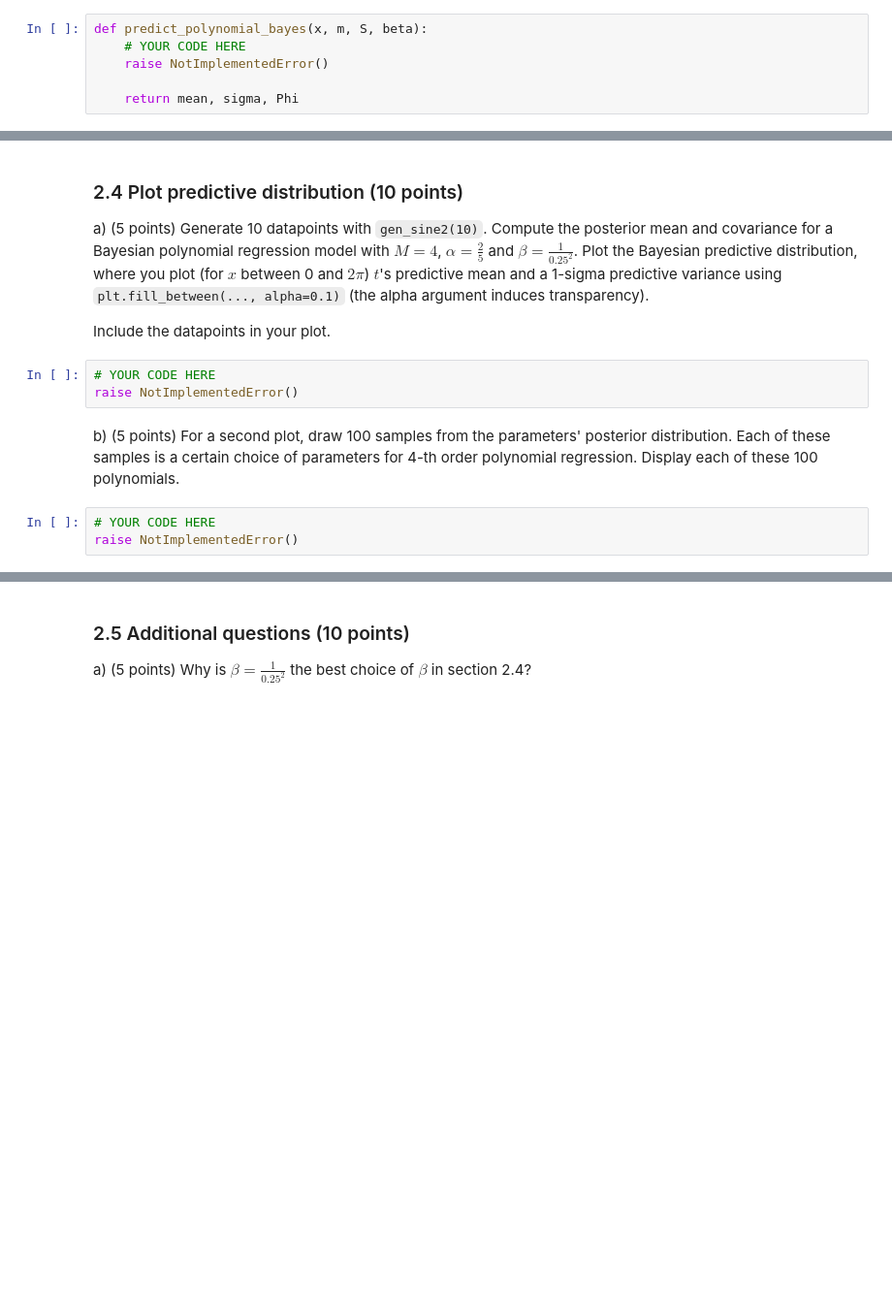
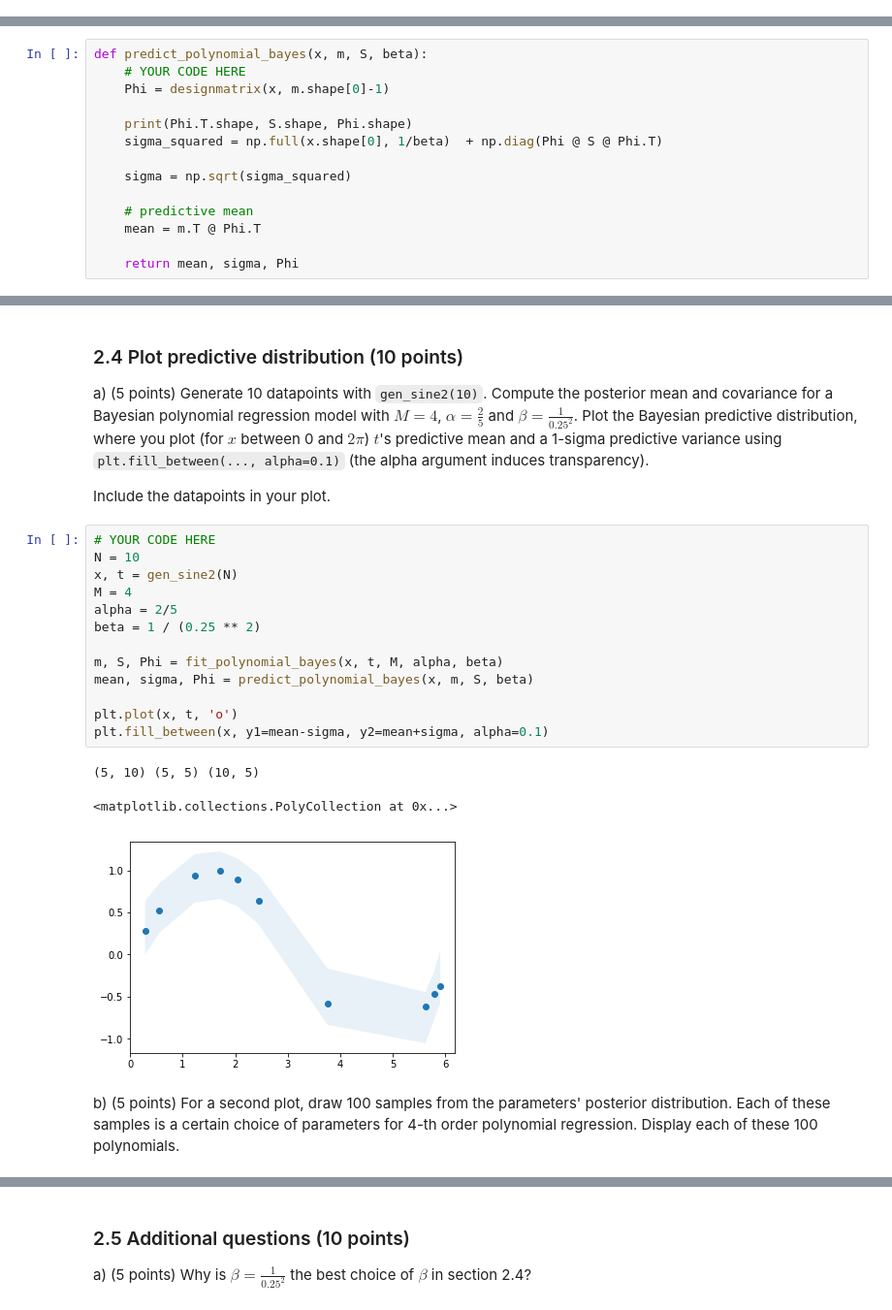
Before and after one commit to Curlykonda/machine-learning-1, a Jupyter notebook: lab1/lab1-daniel.ipynb, the cells around one changed output, grey strips where cells are left out. Shown: that part at 97% size. Drawn from its saved outputs; the diff is of its cells as text; blank space fills up the shorter version.

Commit message:
Bayes done

```diff
--- a/lab1/lab1-daniel.ipynb
+++ b/lab1/lab1-daniel.ipynb
@@ -621,9 +625,3 @@ $$ \sigma_N^2 = \frac{1}{\beta} + \phi(\bx)^T \bS_N \phi(\bx) $$
 where $\phi(\bx)$ are the computed features for a new datapoint $\bx$, and $t$ is the predicted variable for datapoint $\bx$.
 
 Write a function that `predict_polynomial_bayes(x, m, S, beta)` that returns the predictive mean, variance and design matrix $\bPhi$ given a new datapoint `x`, posterior mean `m`, posterior variance `S` and a choice of model variance `beta`.
-# %%
-def predict_polynomial_bayes(x, m, S, beta):
-    # YOUR CODE HERE
-    raise NotImplementedError()
-
-    return mean, sigma, Phi
@@ -629,0 +638,14 @@ def predict_polynomial_bayes(x, m, S, beta):
+# %%
+def predict_polynomial_bayes(x, m, S, beta):
+    # YOUR CODE HERE
+    Phi = designmatrix(x, m.shape[0]-1)
+
+    print(Phi.T.shape, S.shape, Phi.shape)
+    sigma_squared = np.full(x.shape[0], 1/beta)  + np.diag(Phi @ S @ Phi.T)
+
+    sigma = np.sqrt(sigma_squared)
+
+    # predictive mean
+    mean = m.T @ Phi.T
+
+    return mean, sigma, Phi
@@ -647,12 +675,23 @@ a) (5 points) Generate 10 datapoints with `gen_sine2(10)`. Compute the posterior
 Plot the Bayesian predictive distribution, where you plot (for $x$ between 0 and $2 \pi$) $t$'s predictive mean and a 1-sigma predictive variance using `plt.fill_between(..., alpha=0.1)` (the alpha argument induces transparency).
 
 Include the datapoints in your plot.
-# %%
-# YOUR CODE HERE
-raise NotImplementedError()
+# %%
+# YOUR CODE HERE
+N = 10
+x, t = gen_sine2(N)
+M = 4
+alpha = 2/5
+beta = 1 / (0.25 ** 2)
+
+m, S, Phi = fit_polynomial_bayes(x, t, M, alpha, beta)
+mean, sigma, Phi = predict_polynomial_bayes(x, m, S, beta)
+
+plt.plot(x, t, 'o')
+plt.fill_between(x, y1=mean-sigma, y2=mean+sigma, alpha=0.1)
+# %% [output]
+(5, 10) (5, 5) (10, 5)
+<matplotlib.collections.PolyCollection at 0x...>
+[figure, added]
 # %% [markdown]
 b) (5 points) For a second plot, draw 100 samples from the parameters' posterior distribution. Each of these samples is a certain choice of parameters for 4-th order polynomial regression.
 Display each of these 100 polynomials.
-# %%
-# YOUR CODE HERE
-raise NotImplementedError()
```
Also changed, not shown: parts of 9 cells of this notebook.
